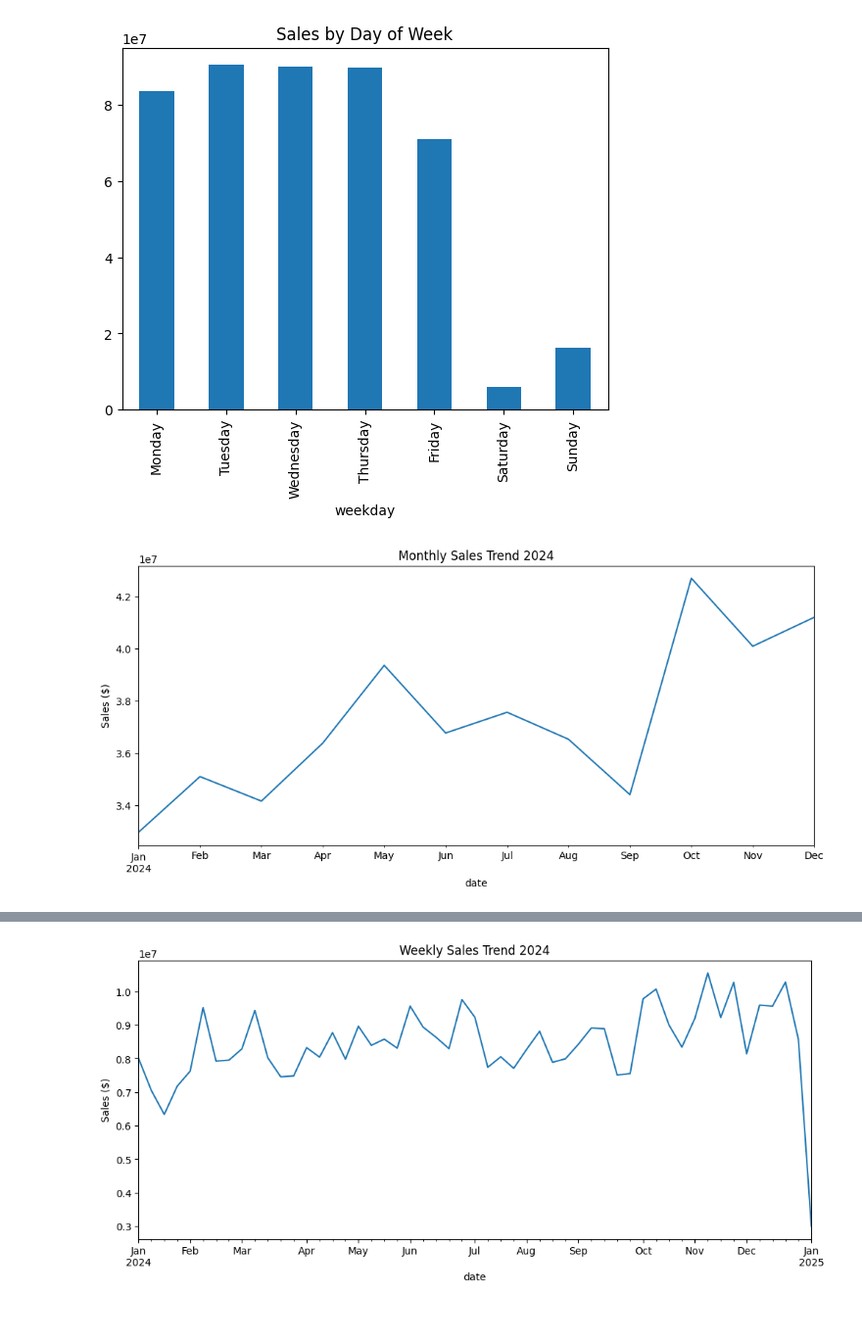
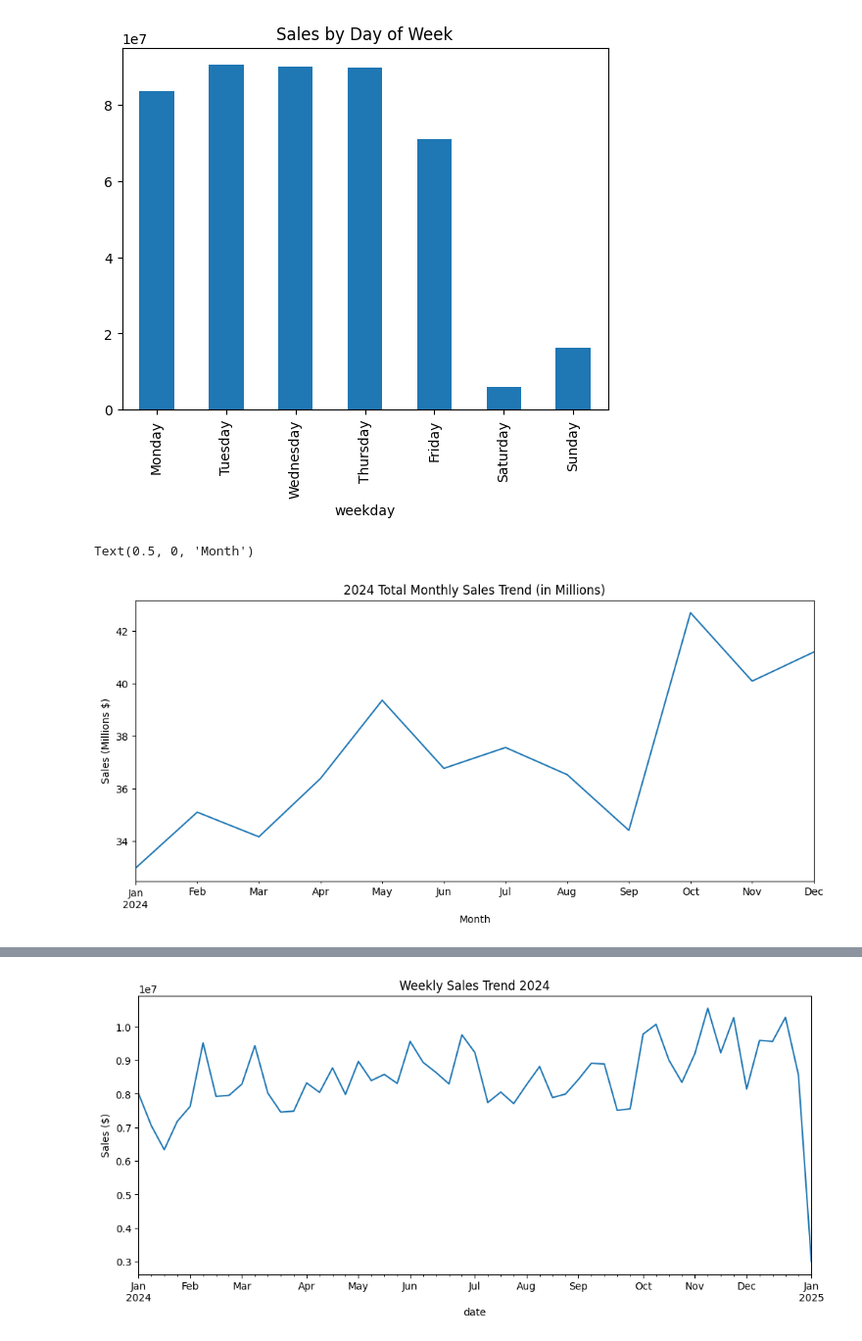
Before and after one commit to nicoleeyee/Data-403-Project-1, a Jupyter notebook: code/visualizations.ipynb, the cells around one changed output, grey strips where cells are left out. Shown at 98% size. Drawn from its saved outputs; the diff is of its cells as text; code cells hidden in the pictures.

```diff
--- a/code/visualizations.ipynb
+++ b/code/visualizations.ipynb
@@ -148,9 +148,12 @@ See the caveats in the documentation: https://pandas.pydata.org/pandas-docs/stab
 [figure]
 # %%
 monthly_sales = df24.groupby(df24['date'].dt.to_period('M'))['sale_dollars'].sum()
-monthly_sales.plot(kind='line', figsize=(12,5))
-plt.title("Monthly Sales Trend 2024")
-plt.ylabel("Sales ($)")
-plt.show()
+# plot monthly sales in millions
+monthly_sales_millions = monthly_sales / 1e6
+monthly_sales_millions.plot(kind='line', figsize=(12,5))
+plt.title("2024 Total Monthly Sales Trend (in Millions)")
+plt.ylabel("Sales (Millions $)")
+plt.xlabel("Month")
 # %% [output]
+Text(0.5, 0, 'Month')
-[figure, old version]
+[figure, new version]
```
Also changed, not shown: parts of 2 cells of this notebook, 1 other file.
